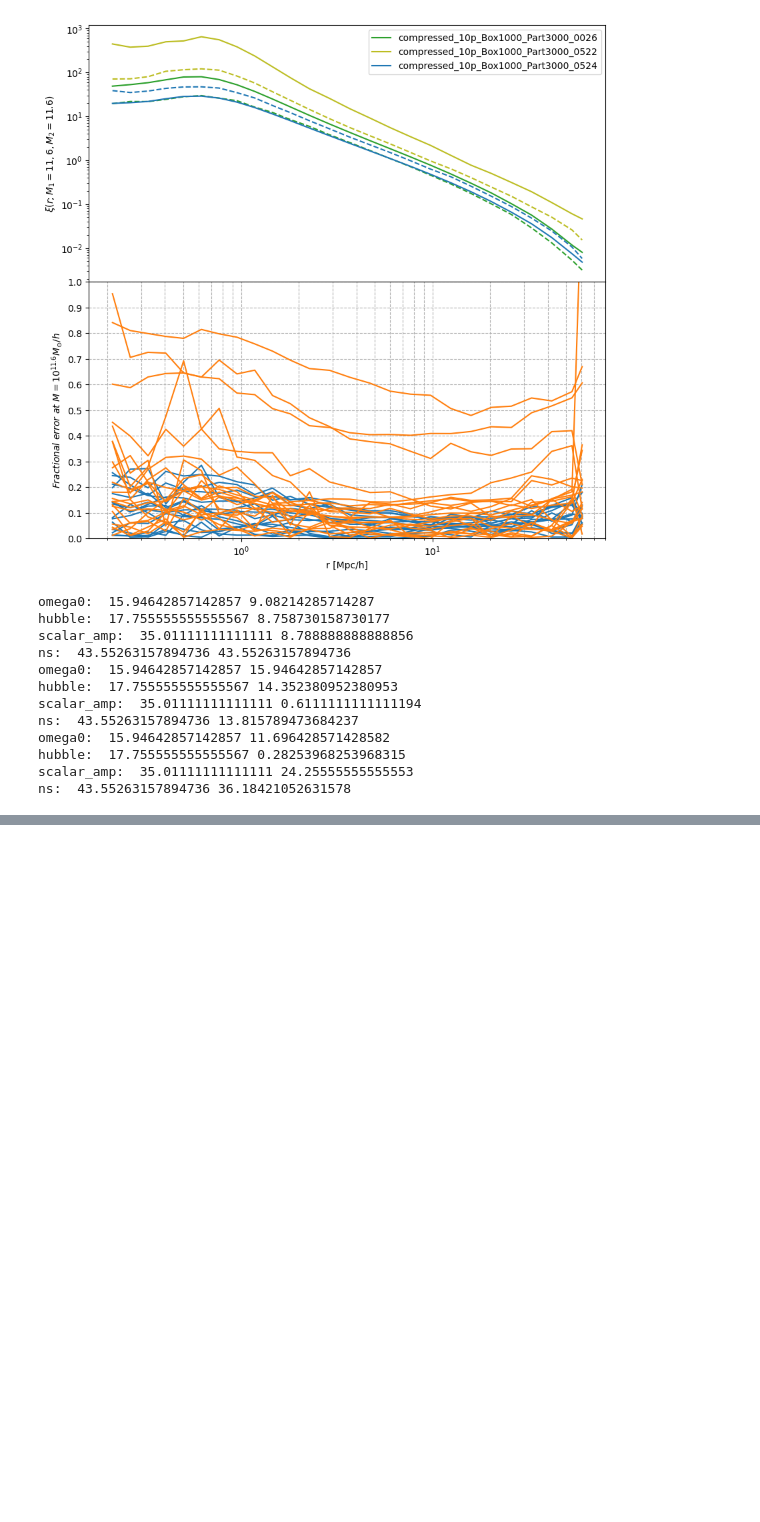
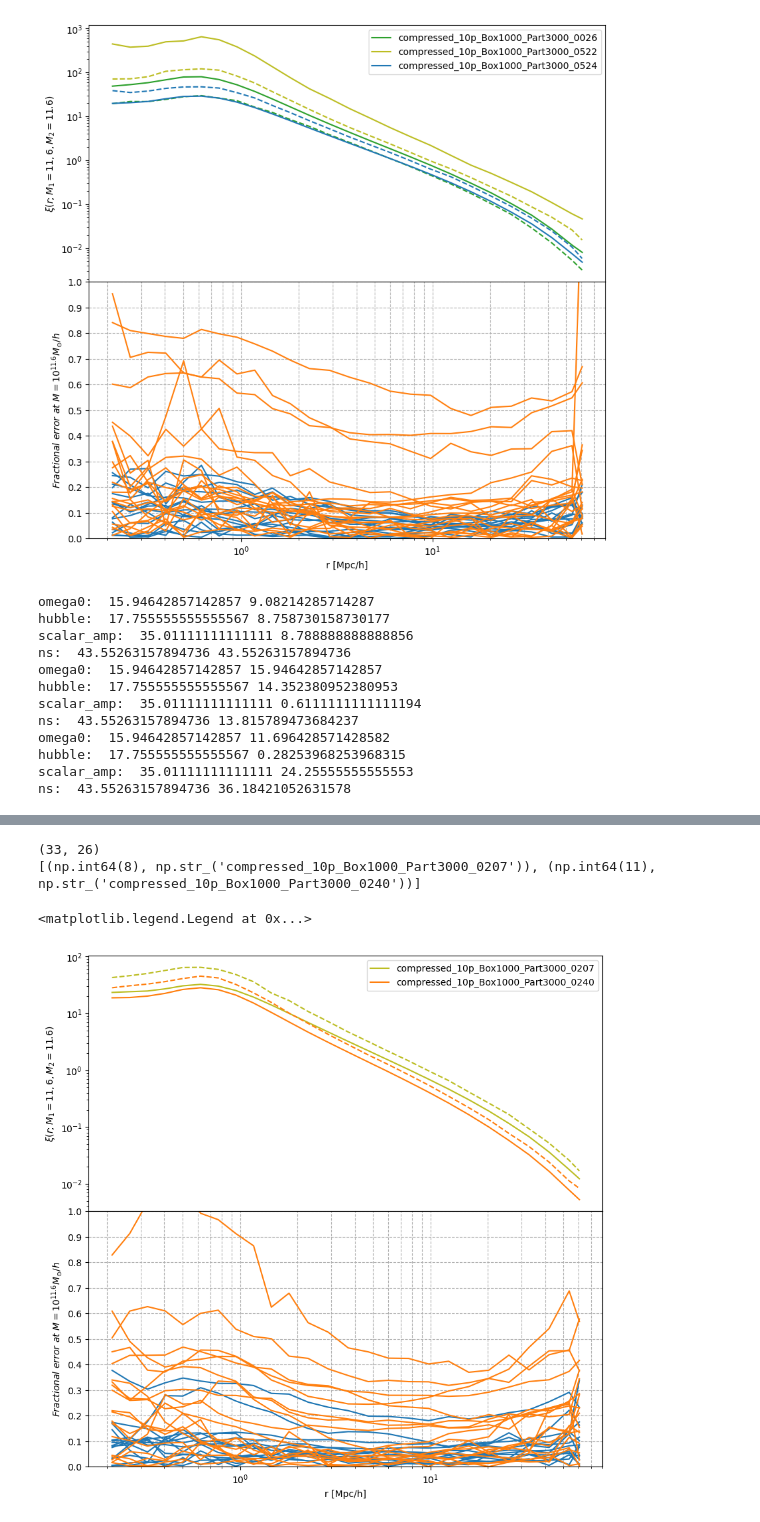
Before and after one commit to qezlou/Goku_ELG, a Jupyter notebook: emu/notebooks/xi_gg/investigate_instabilities.ipynb, the cells around one changed output, grey strips where cells are left out. Saved outputs shown, nothing was run; the diff lists cells and outputs as text; code cells hidden in the pictures; blank space fills up the shorter version.

```diff
--- a/emu/notebooks/xi_gg/investigate_instabilities.ipynb
+++ b/emu/notebooks/xi_gg/investigate_instabilities.ipynb
@@ -159,3 +175,20 @@ len(a[-1])
 # %%
-a[-1][2]
+import numpy as np
+# params of interest
+indp = [0, 2, 3, 4]
+dist = np.abs(plot_xi_emu.dist_planck)
+print(dist.shape)
+ind_sims = np.arange(dist.shape[0])
+outlier_sims = []
+for p in indp:
+    percent = np.percentile(dist[:,p], [80])
+    ind_above = np.where(dist[:,p] >= percent[0])
+    print(f"Parameter {list(plot_xi_emu.latex_labels.keys())[p]}: {len(ind_above[0])} simulations above 80th percentile of {percent}, sims= {ind_above}")
+    print(dist[ind_above, p])
+    outlier_sims.extend(ind_above)
+outlier_sims = np.unique(np.array(outlier_sims))
+remaining_sims = np.setdiff1d(ind_sims, outlier_sims)
+print(f"Total number of outlier simulations: {len(outlier_sims)}")
+print(f"Remaining simulations after removing outliers: {len(remaining_sims)}")
+print(f'outlier_sims: {outlier_sims}')
 # %% [output]
@@ -162,0 +211,47 @@ np.str_('compressed_10p_Box1000_Part3000_0026')
+# %%
+import matplotlib.pyplot as plt
+import numpy as np
+
+
+fig, ax = plt.subplots(2, 1, figsize=(10, 10), sharex=True, sharey=False, gridspec_kw={'hspace': 0, 'height_ratios': [1, 1]})
+mass_bins = np.unique(plot_xi_emu.emu.mbins[:,0])[::-1]
+
+indm = 7
+frac_errs = plot_xi_emu.frac_errs[:,indm, indm,:]
+print(frac_errs.shape)
+
+
+ind = np.where(np.all(frac_errs[:,0:-4] > 0.3, axis=1))[0]
+print([(i, plot_xi_emu.sim_tags[i]) for i in ind])
+
+for i in ind:
+    ax[0].plot(plot_xi_emu.rbins, plot_xi_emu.truth[i,indm, indm,:], color=f'C{i}', alpha=1, label=plot_xi_emu.sim_tags[i])
+    ax[0].plot(plot_xi_emu.rbins, plot_xi_emu.pred[i,indm, indm,:], color=f'C{i}', alpha=1, ls='--')
+ax[0].set_xscale('log')
+ax[0].set_yscale('log')
+ax[0].set_ylabel(r'$\xi(r; M_1=11,6, M_2=11.6)$')
+#ax[0].grid(which='both', linestyle='--', linewidth=0.8)
+ax[0].legend(loc='upper right')
+
+
+for i in remaining_sims:
+    ax[1].plot(plot_xi_emu.rbins, frac_errs[i,:], color='C0', alpha=1)
+for i in outlier_sims:
+    ax[1].plot(plot_xi_emu.rbins, frac_errs[i,:], color='C1', alpha=1)
+
+#ax[1].plot(plot_xi_emu.rbins, np.median(frac_errs[remaining_sims,:], axis=0), color='g', alpha=0.5, lw=6)
+#ax[1].plot(plot_xi_emu.rbins, np.median(frac_errs[outlier_sims,:], axis=0), color='r', alpha=0.5, lw=6)
+#ax[1].set_title(f'Mass bin {mass_bins[indm]}')
+ax[1].set_xscale('log')
+ax[1].grid(which='both', linestyle='--', linewidth=0.8)
+ax[1].set_ylim(0, 1)
+ax[1].set_yticks(np.arange(0, 1.1, 0.1))
+ax[1].legend(loc='upper left')
+ax[1].set_ylabel(r'$Fractional \ error \ at  \ M = 10^{11.6} M_{\odot}/h$')
+ax[1].set_xlabel('r [Mpc/h]')
+ax[1].legend(frameon=False, loc='upper right')
+# %% [output]
+(33, 26)
+[(np.int64(8), np.str_('compressed_10p_Box1000_Part3000_0207')), (np.int64(11), np.str_('compressed_10p_Box1000_Part3000_0240'))]
+<matplotlib.legend.Legend at 0x...>
+[figure, added]
```
Also changed, not shown: parts of 5 cells of this notebook, 4 other files.
